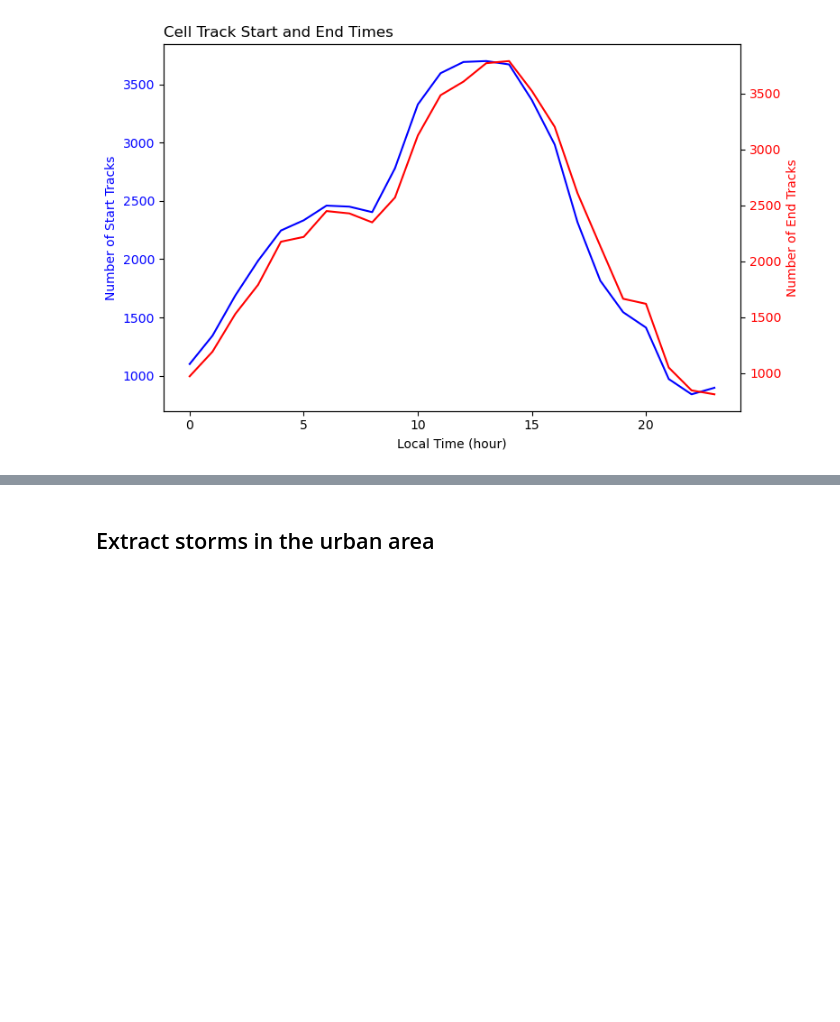
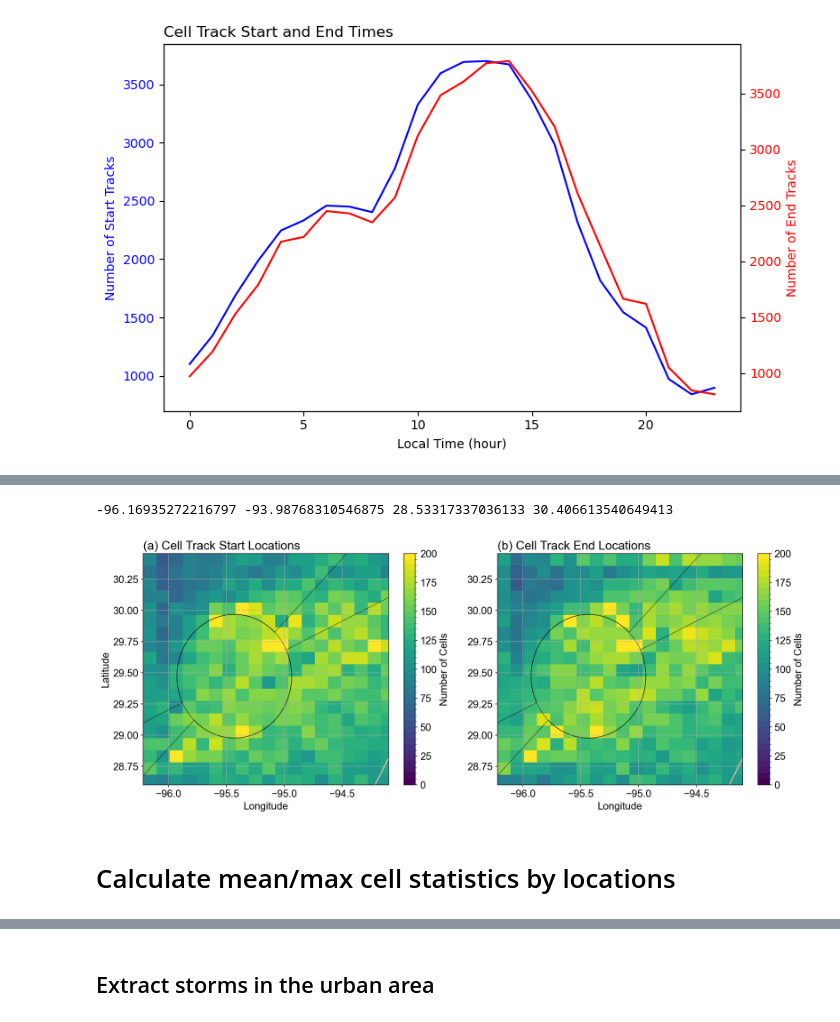
Before and after one commit to oluwafemiomitusa/Geospatial-Analysis, a Jupyter notebook: Second_part/Jupyter Notebooks/New/histogram_plots.ipynb, the cells around one changed output, grey strips where cells are left out. Saved outputs shown, nothing was run; the diff lists cells and outputs as text; code cells hidden in the pictures; blank space fills up the shorter version.

```diff
--- a/Second_part/Jupyter Notebooks/New/histogram_plots.ipynb
+++ b/Second_part/Jupyter Notebooks/New/histogram_plots.ipynb
@@ -150,0 +215,3 @@ plt.show()
+# %%
+radar_lat = 29.4719
+radar_lon = -95.0787
@@ -150,0 +268,2 @@ plt.show()
+# %%
+city_center = (-95.43207102398061, 29.4719)
@@ -150,0 +327,16 @@ plt.show()
+# %%
+buffer = -0.05
+minlon, maxlon = np.nanmin([start_lon.values, end_lon])-buffer, np.nanmax([start_lon.values, end_lon])+buffer
+minlat, maxlat = np.nanmin([start_lat.values, end_lat])-buffer, np.nanmax([start_lat.values, end_lat])+buffer
+print(minlon, maxlon, minlat, maxlat)
+
+bins = [20, 20]
+ranges = [[minlon+buffer,maxlon-buffer], [minlat+buffer,maxlat-buffer]]
+
+hist2d_startloc, xbins, ybins = np.histogram2d(start_lon.values, start_lat.values, bins=bins, range=ranges)
+hist2d_endloc, xbins, ybins = np.histogram2d(end_lon, end_lat, bins=bins, range=ranges)
+
+hist2d_startloc = hist2d_startloc.transpose()
+hist2d_endloc = hist2d_endloc.transpose()
+# %% [output]
+-96.16935272216797 -93.98768310546875 28.53317337036133 30.406613540649413
@@ -150,0 +355,23 @@ plt.show()
+# %%
+end_lon_eSDC = end_lon[np.where(start_lon > lon_SDC)]
+end_lat_eSDC = end_lat[np.where(start_lon > lon_SDC)]
+hist2d_endloc_eSDC, xbins, ybins = np.histogram2d(end_lon_eSDC, end_lat_eSDC, bins=bins, range=ranges)
+hist2d_endloc_eSDC = hist2d_endloc_eSDC.transpose()
+
+end_lon_wSDC = end_lon[np.where(start_lon <= lon_SDC)]
+end_lat_wSDC = end_lat[np.where(start_lon <= lon_SDC)]
+hist2d_endloc_wSDC, xbins, ybins = np.histogram2d(end_lon_wSDC, end_lat_wSDC, bins=bins, range=ranges)
+hist2d_endloc_wSDC = hist2d_endloc_wSDC.transpose()
+# %%
+dataarr = [hist2d_startloc, hist2d_endloc]
+levels = [np.arange(0, 200.1, 5), np.arange(0, 200.1, 5)]
+cmap = ['viridis', 'viridis']
+cmap_topo = 'Reds'
+titles = ['(a) Cell Track Start Locations', '(b) Cell Track End Locations']
+cblabels = ['Number of Cells', 'Number of Cells']
+figname = f'celltrack_startend_loc_0.1.png'
+fig = plot_2heatmaps(dataarr, xbins, ybins, topoZ, topoLon, topoLat, levels, cmap, cmap_topo, city_center, urban_radius, cblabels, titles, figname)
+# %% [output]
+[figure, added]
+# %% [markdown]
+# Calculate mean/max cell statistics by locations
```
Also changed, not shown: parts of 17 cells of this notebook.
